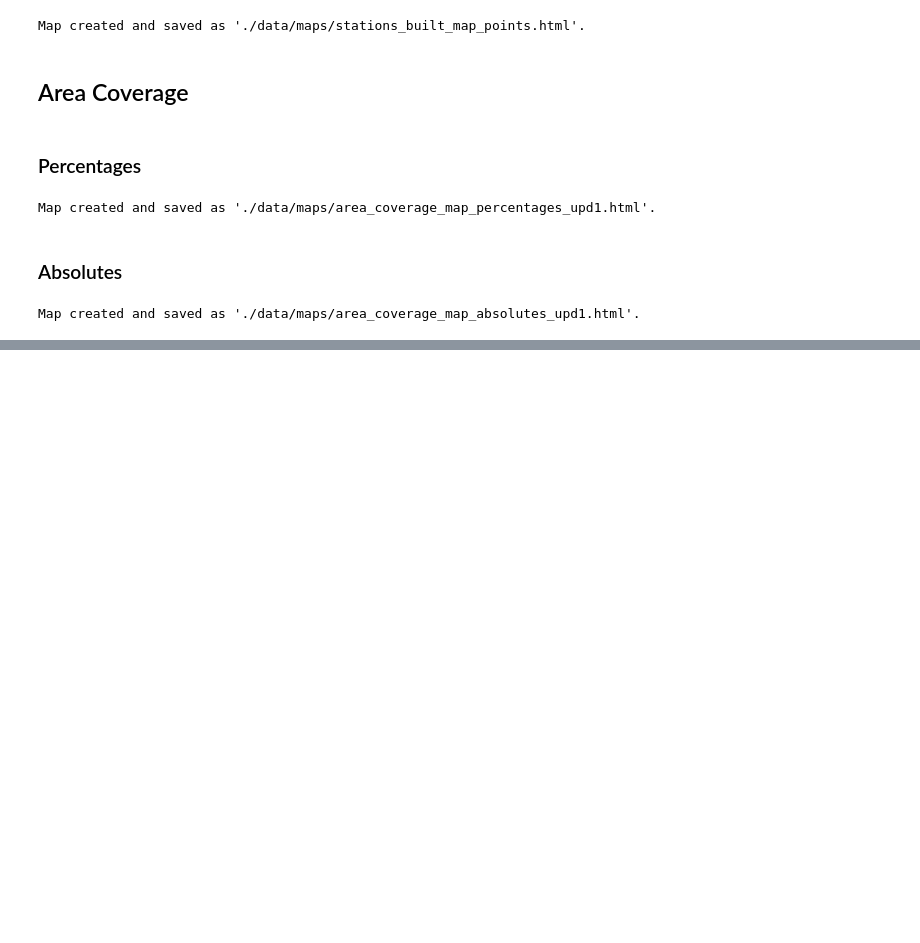
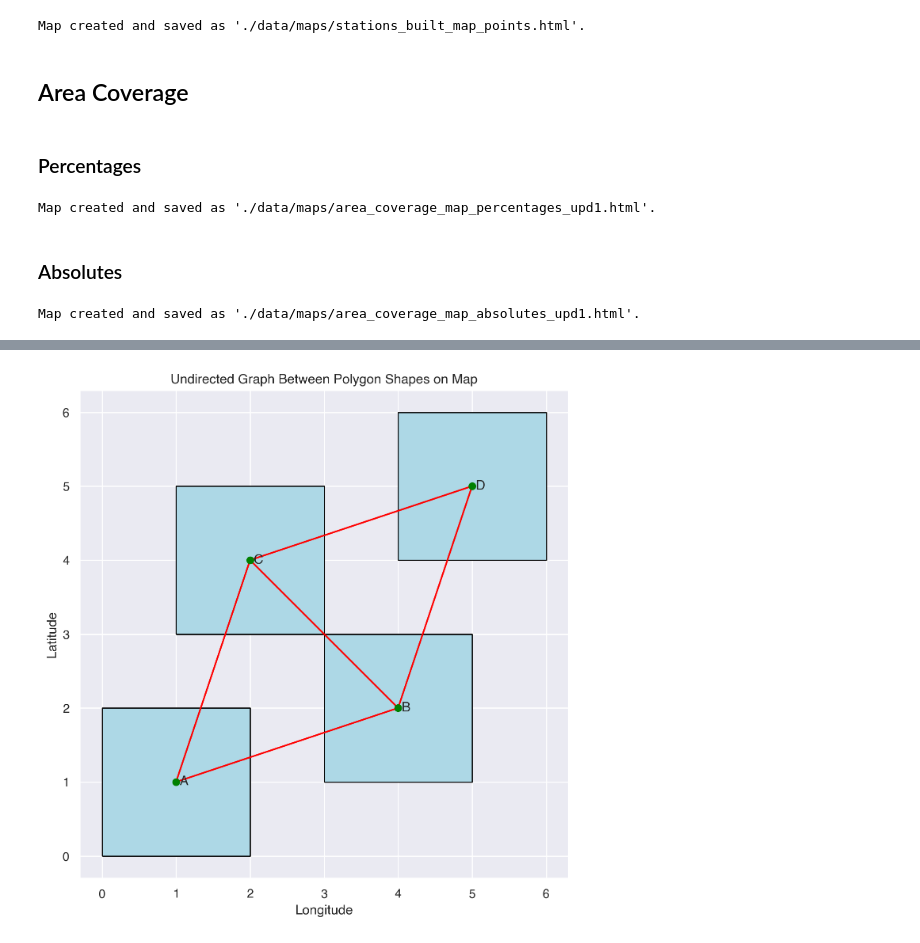
Before and after one commit to ivan-liuliaev/EV_Chargers_Placement_Optimization, a Jupyter notebook: nb_2_model_results.ipynb, the cells around one changed output, grey strips where cells are left out. Saved outputs shown, nothing was run; the diff lists cells and outputs as text; code cells hidden in the pictures; blank space fills up the shorter version.

```diff
--- a/nb_2_model_results.ipynb
+++ b/nb_2_model_results.ipynb
@@ -410,0 +958,67 @@ Map created and saved as './data/maps/area_coverage_map_absolutes_upd1.html'.
+# %%
+
+
+# # Step 1: Create Sample Polygon Data
+# # Define polygons with unique IDs
+# polygons = {
+#     'A': Polygon([(0, 0), (2, 0), (2, 2), (0, 2)]),
+#     'B': Polygon([(3, 1), (5, 1), (5, 3), (3, 3)]),
+#     'C': Polygon([(1, 3), (3, 3), (3, 5), (1, 5)]),
+#     'D': Polygon([(4, 4), (6, 4), (6, 6), (4, 6)]),
+# }
+
+# # Create a GeoDataFrame
+# gdf = gpd.GeoDataFrame({
+#     'ID': list(polygons.keys()),
+#     'geometry': list(polygons.values())
+# })
+
+# Step 2: Define Edges Between Polygons (Undirected)
+edges = [
+    ('A', 'B'),
+    ('A', 'C'),
+    ('B', 'C'),
+    ('B', 'D'),
+    ('C', 'D'),
+]
+
+# Create a NetworkX graph
+G = nx.Graph()
+G.add_nodes_from(gdf['ID'])
+G.add_edges_from(edges)
+
+# Step 3: Compute Centroids for Node Positions
+centroids = gdf.copy()
+centroids['centroid'] = centroids.centroid
+centroid_coords = {row['ID']: (row['centroid'].x, row['centroid'].y) for idx, row in centroids.iterrows()}
+
+# Step 4: Plotting
+fig, ax = plt.subplots(figsize=(8, 8))
+
+# Plot polygons
+gdf_built_stations_nonzero.plot(ax=ax, color='lightblue', edgecolor='black')
+
+# Plot edges as lines between centroids
+for edge in G.edges():
+    start, end = edge
+    start_coord = centroid_coords[start]
+    end_coord = centroid_coords[end]
+    line = LineString([Point(start_coord), Point(end_coord)])
+    gpd.GeoSeries([line]).plot(ax=ax, color='red')
+
+# Plot centroids as nodes
+x, y = zip(*centroid_coords.values())
+ax.scatter(x, y, color='green', zorder=5)
+
+# Annotate nodes
+for node, (x_coord, y_coord) in centroid_coords.items():
+    ax.text(x_coord, y_coord, f' {node}', fontsize=12, ha='left', va='center')
+
+# Set plot title and labels
+plt.title('Undirected Graph Between Polygon Shapes on Map')
+plt.xlabel('Longitude')
+plt.ylabel('Latitude')
+plt.grid(True)
+plt.show()
+# %% [output]
+[figure, added]
```
Also changed, not shown: parts of 14 cells of this notebook, 5 other files.
